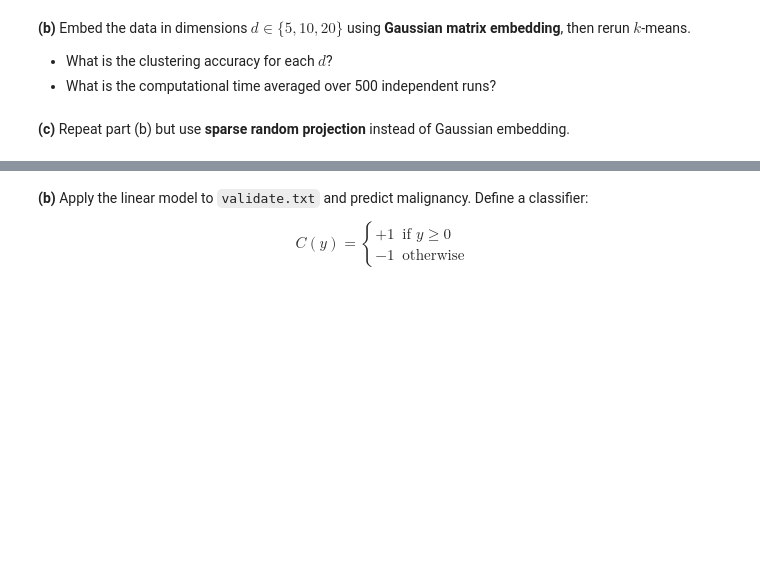
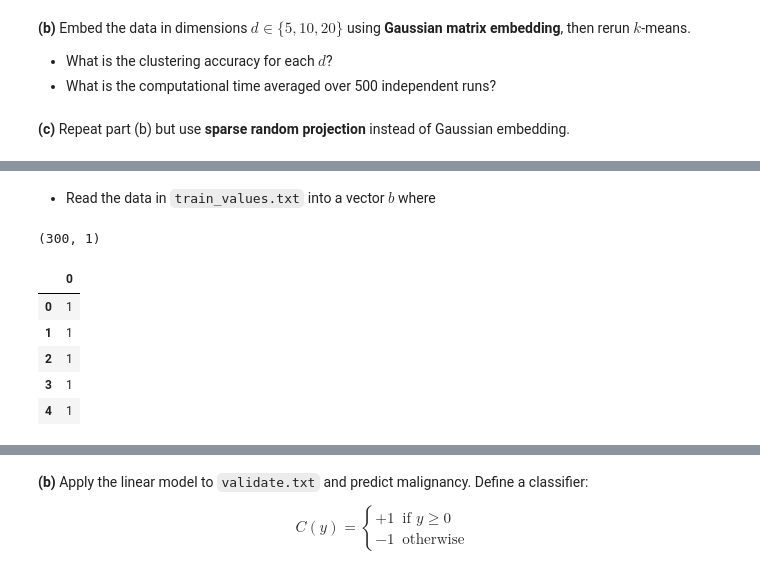
Before and after one commit to ddangman/Math425_Project1, a Jupyter notebook: project1_notebook.ipynb, the cells around one changed output, grey strips where cells are left out. Cells and saved outputs as stored; diff of their text form; code cells hidden in the pictures; blank space fills up the shorter version.

```diff
--- a/project1_notebook.ipynb
+++ b/project1_notebook.ipynb
@@ -63,0 +71,16 @@ Then use the validation data to assess clustering accuracy. You will need a sche
+# %% [markdown]
+- Read the data in `train_values.txt` into a vector $b$ where
+# %%
+url = "https://raw.githubusercontent.com/ddangman/Math425_Project1/refs/heads/main/Files/Wisconsin_Breast_Cancer_Data/train_values.txt"
+
+vector_b = pd.read_csv(url, sep=",", header=None)
+print(vector_b.shape)
+vector_b.head()
+# %% [output]
+(300, 1)
+|  | 0 |
+| 0 | 1 |
+| 1 | 1 |
+| 2 | 1 |
+| 3 | 1 |
+| 4 | 1 |
```
Also changed, not shown: parts of 6 cells of this notebook.
